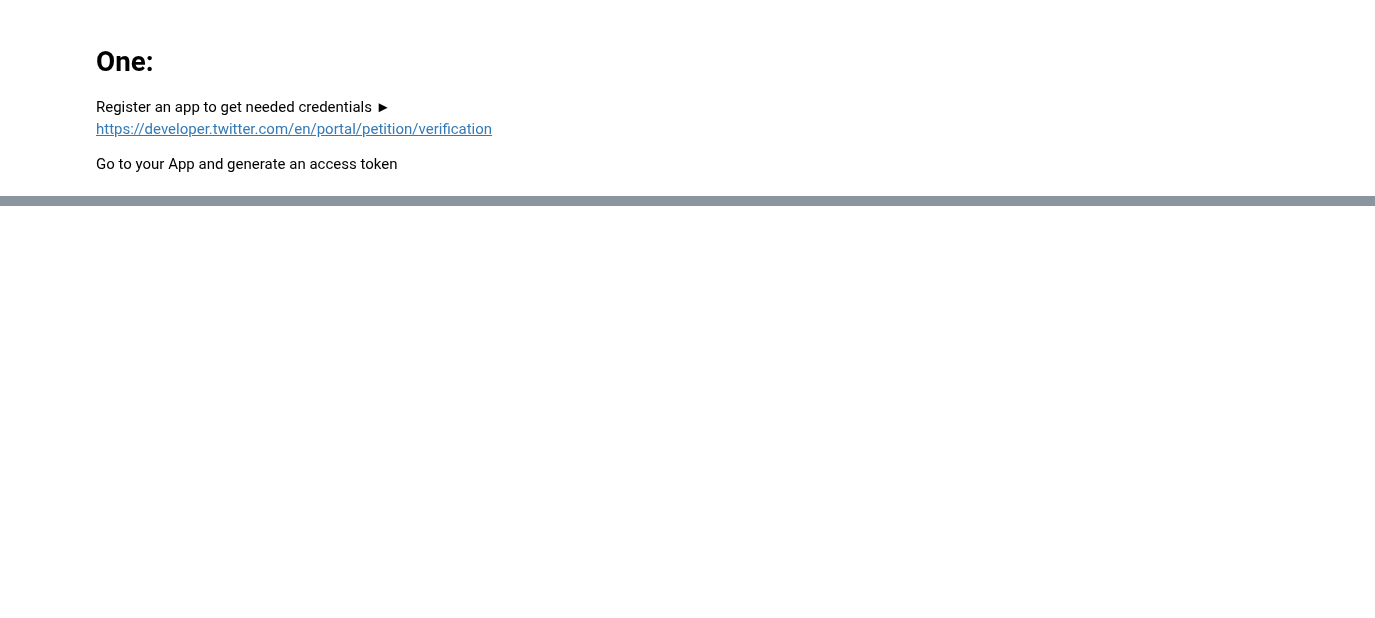
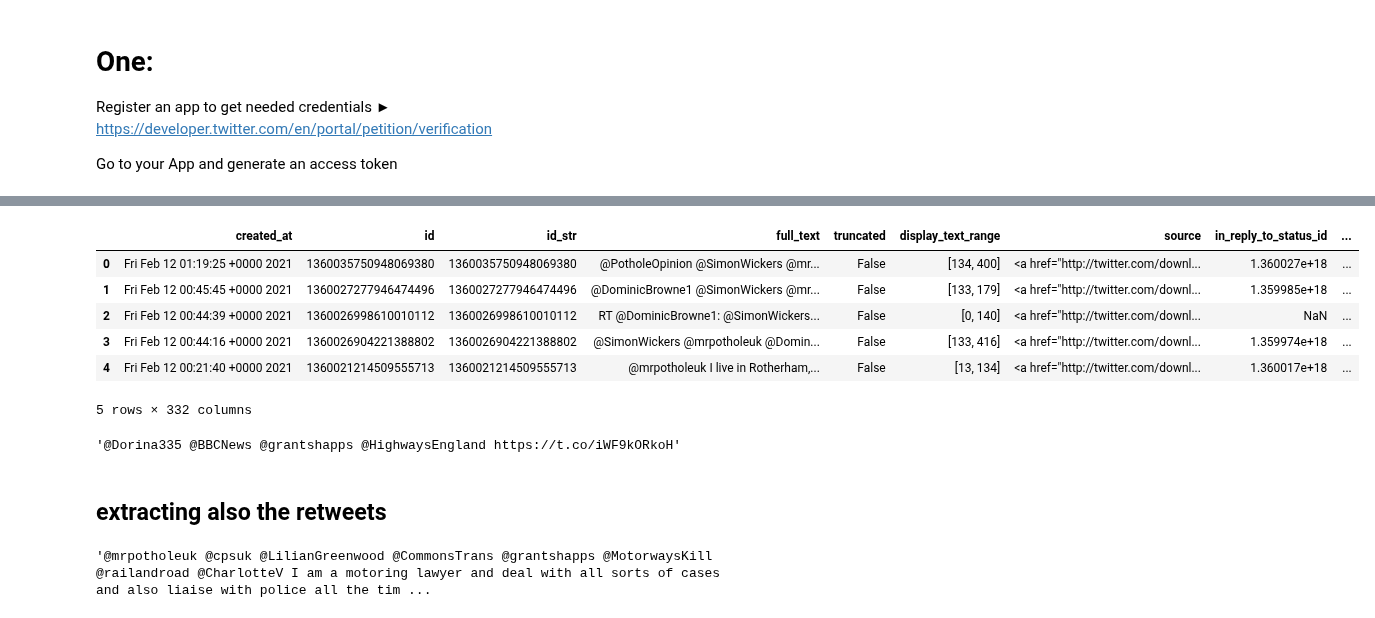
Before and after one commit to juan-ivan-NV/My-learnings, a Jupyter notebook: Scrapping_Tweeter/Twetter_web_scrapping.ipynb, the cells around one changed output, grey strips where cells are left out. Cells and saved outputs as stored; diff of their text form; code cells hidden in the pictures; blank space fills up the shorter version.

```diff
--- a/Scrapping_Tweeter/Twetter_web_scrapping.ipynb
+++ b/Scrapping_Tweeter/Twetter_web_scrapping.ipynb
@@ -71,0 +76,19 @@ df_ford
+# %%
+mrpotholeuk_words = list(tweepy.Cursor(api.search, q="mrpotholeuk", tweet_mode="extended").items(500))
+mrpotholeuk_words_df = json_normalize([jsonify_tweepy(tweet) for tweet in mrpotholeuk_words])
+# %%
+mrpotholeuk_words_df.head()
+# %% [output]
+|  | created_at | id | id_str | full_text | truncated | display_text_range | source | in_reply_to_status_id | ... |
+| 0 | Fri Feb 12 01:19:25 +0000 2021 | 1360035750948069380 | 1360035750948069380 | @PotholeOpinion @SimonWickers @mr... | False | [134, 400] | <a href="http://twitter.com/downl... | 1.360027e+18 | ... |
+| 1 | Fri Feb 12 00:45:45 +0000 2021 | 1360027277946474496 | 1360027277946474496 | @DominicBrowne1 @SimonWickers @mr... | False | [133, 179] | <a href="http://twitter.com/downl... | 1.359985e+18 | ... |
+| 2 | Fri Feb 12 00:44:39 +0000 2021 | 1360026998610010112 | 1360026998610010112 | RT @DominicBrowne1: @SimonWickers... | False | [0, 140] | <a href="http://twitter.com/downl... | NaN | ... |
+| 3 | Fri Feb 12 00:44:16 +0000 2021 | 1360026904221388802 | 1360026904221388802 | @SimonWickers @mrpotholeuk @Domin... | False | [133, 416] | <a href="http://twitter.com/downl... | 1.359974e+18 | ... |
+| 4 | Fri Feb 12 00:21:40 +0000 2021 | 1360021214509555713 | 1360021214509555713 | @mrpotholeuk I live in Rotherham,... | False | [13, 134] | <a href="http://twitter.com/downl... | 1.360017e+18 | ... |
+5 rows × 332 columns
+# %%
+display(mrpotholeuk_words_df.iloc[19][3])
+# %% [output]
+'@Dorina335 @BBCNews @grantshapps @HighwaysEngland https://t.co/iWF9kORkoH'
+# %% [markdown]
+## extracting also the retweets
@@ -71,0 +107,4 @@ df_ford
+# %%
+mrpotholeuk_words_df.iloc[53][0]
+# %% [output]
+'@mrpotholeuk @cpsuk @LilianGreenwood @CommonsTrans @grantshapps @MotorwaysKill @railandroad @CharlotteV I am a motoring lawyer and deal with all sorts of cases and also liaise with police all the tim ...
```
Also changed, not shown: parts of 14 cells of this notebook.
